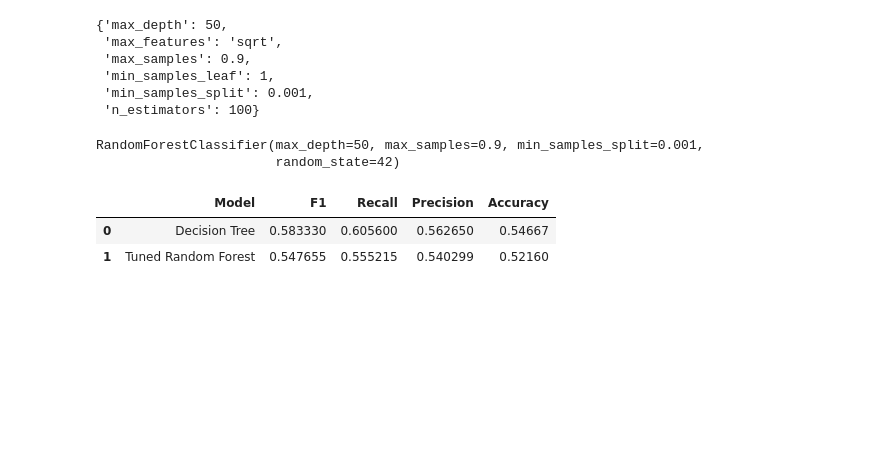
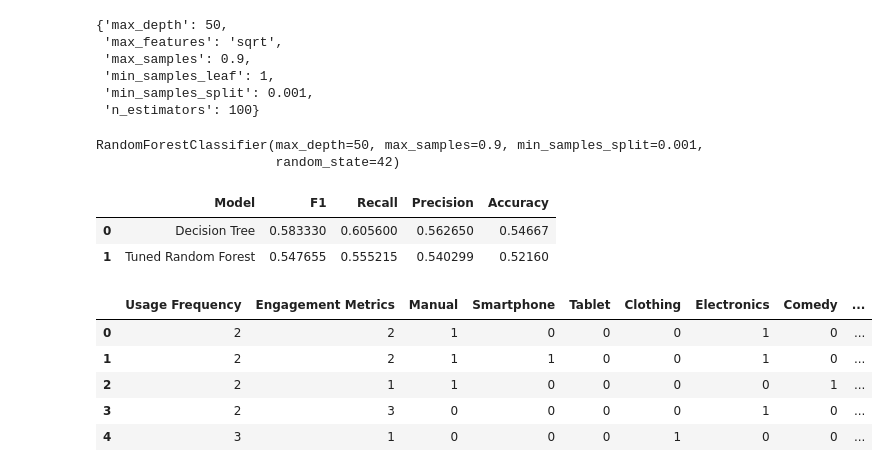
Before and after one commit to LEdwards-Analytics/Predictive-Modeling-for-Amazon-Prime-Subscription-Plans-Insights-from-User-Data, a Jupyter notebook: Amazon Prime Users Analysis.ipynb, the cells around one changed output. Saved outputs shown, nothing was run; the diff lists cells and outputs as text; code cells hidden in the pictures; blank space fills up the shorter version.

```diff
--- a/Amazon Prime Users Analysis.ipynb
+++ b/Amazon Prime Users Analysis.ipynb
@@ -423,3 +425,13 @@ table
 | 1 | Tuned Random Forest | 0.547655 | 0.555215 | 0.540299 | 0.52160 |
 # %%
 # We can see that the Decision Tree with 75/25 split has better scores all around
+# %%
+data_model_binary = pd.get_dummies(data_model, drop_first=True, dtype=int)
+data_model_binary.head()
+# %% [output]
+|  | Usage Frequency | Engagement Metrics | Manual | Smartphone | Tablet | Clothing | Electronics | Comedy | ... |
+| 0 | 2 | 2 | 1 | 0 | 0 | 0 | 1 | 0 | ... |
+| 1 | 2 | 2 | 1 | 1 | 0 | 0 | 1 | 0 | ... |
+| 2 | 2 | 1 | 1 | 0 | 0 | 0 | 0 | 1 | ... |
+| 3 | 2 | 3 | 0 | 0 | 0 | 0 | 1 | 0 | ... |
+| 4 | 3 | 1 | 0 | 0 | 0 | 1 | 0 | 0 | ... |
```
Also changed, not shown: parts of 8 cells of this notebook.
